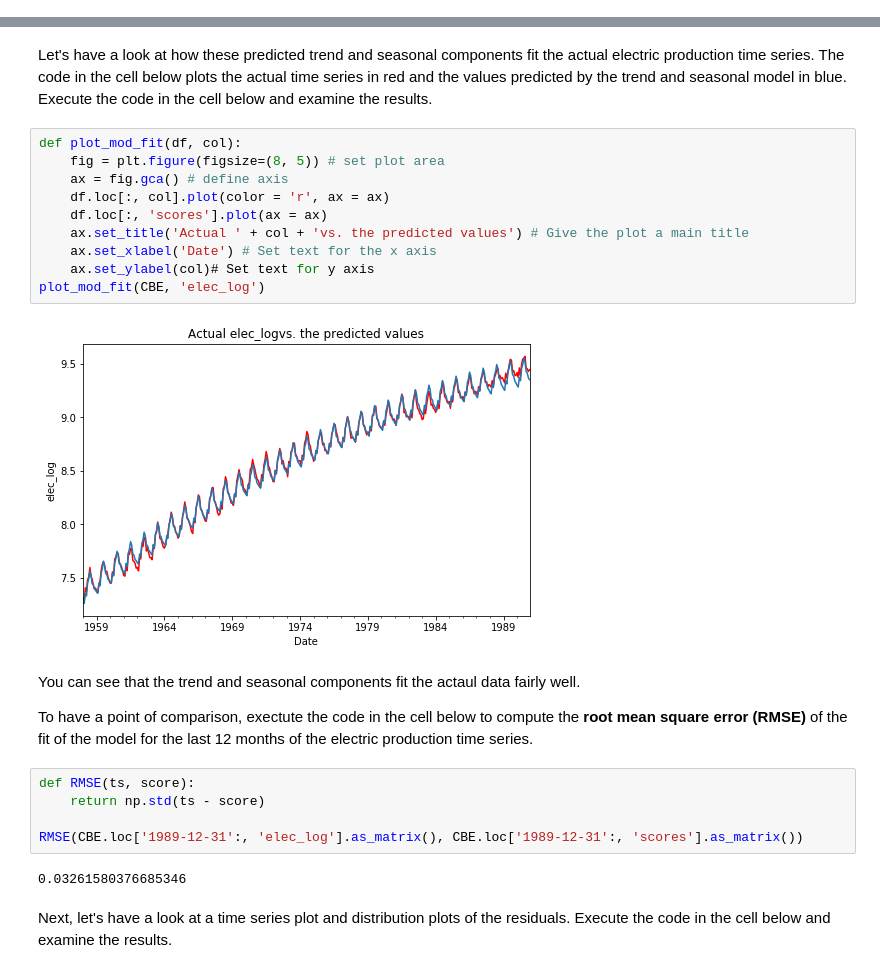
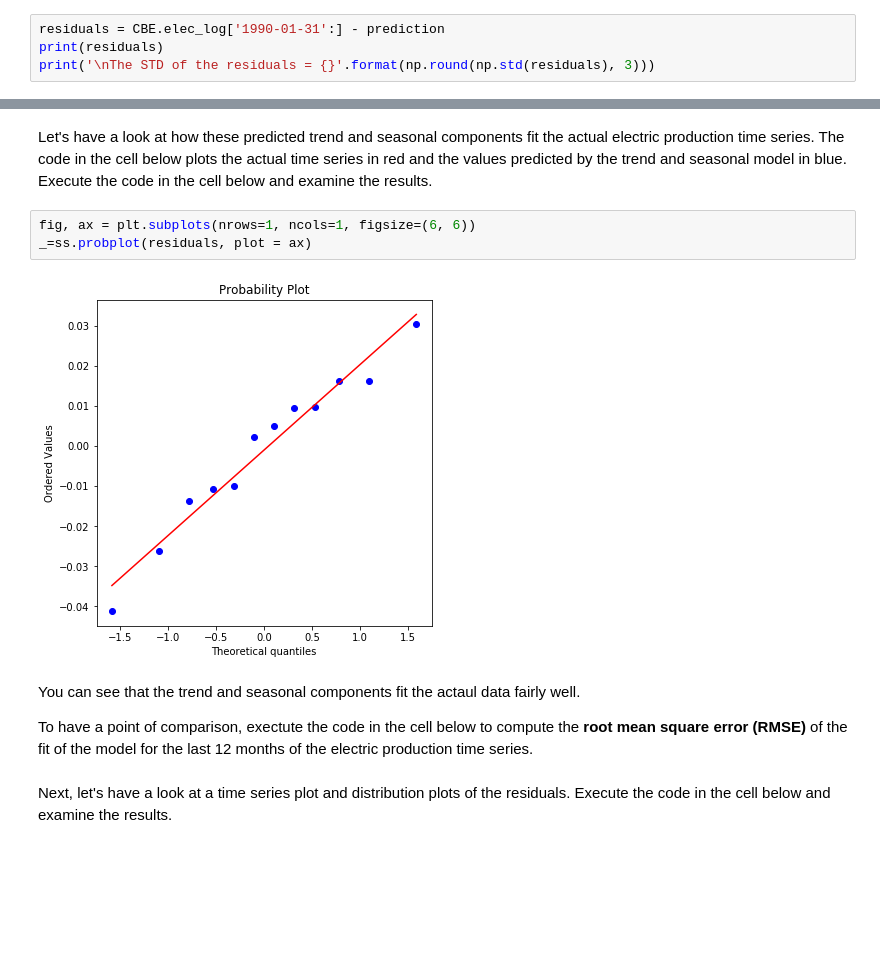
Before and after one commit to StephenElston/DataScience410, a Jupyter notebook: Lecture8/IntroToTimeSeries.ipynb, the cells around one changed output, grey strips where cells are left out. Cells and saved outputs as stored; diff of their text form; blank space fills up the shorter version.

```diff
--- a/Lecture8/IntroToTimeSeries.ipynb
+++ b/Lecture8/IntroToTimeSeries.ipynb
@@ -1001,0 +1001,4 @@ Execute this code.
+# %%
+residuals = CBE.elec_log['1990-01-31':] - prediction
+print(residuals)
+print('\nThe STD of the residuals = {}'.format(np.round(np.std(residuals), 3)))
@@ -1002,27 +1021,13 @@ Execute this code.
 # %% [markdown]
 Let's have a look at how these predicted trend and seasonal components fit the actual electric production time series. The code in the cell below plots the actual time series in red and the values predicted by the trend and seasonal model in blue. Execute the code in the cell below and examine the results.
-# %%
-def plot_mod_fit(df, col):
-    fig = plt.figure(figsize=(8, 5)) # set plot area
-    ax = fig.gca() # define axis
-    df.loc[:, col].plot(color = 'r', ax = ax)
-    df.loc[:, 'scores'].plot(ax = ax)
-    ax.set_title('Actual ' + col + 'vs. the predicted values') # Give the plot a main title
-    ax.set_xlabel('Date') # Set text for the x axis
-    ax.set_ylabel(col)# Set text for y axis
-plot_mod_fit(CBE, 'elec_log')
-# %% [output]
-[figure, removed]
+# %%
+fig, ax = plt.subplots(nrows=1, ncols=1, figsize=(6, 6))
+_=ss.probplot(residuals, plot = ax)
+# %% [output]
+[figure, added]
 # %% [markdown]
 You can see that the trend and seasonal components fit the actaul data fairly well.
 
 To have a point of comparison, exectute the code in the cell below to compute the **root mean square error (RMSE)** of the fit of the model for the last 12 months of the electric production time series.
-# %%
-def RMSE(ts, score):
-    return np.std(ts - score)
-
-RMSE(CBE.loc['1989-12-31':, 'elec_log'].as_matrix(), CBE.loc['1989-12-31':, 'scores'].as_matrix())
-# %% [output]
-0.03261580376685346
 # %% [markdown]
 Next, let's have a look at a time series plot and distribution plots of the residuals. Execute the code in the cell below and examine the results.
```
Also changed, not shown: parts of 33 cells of this notebook.
